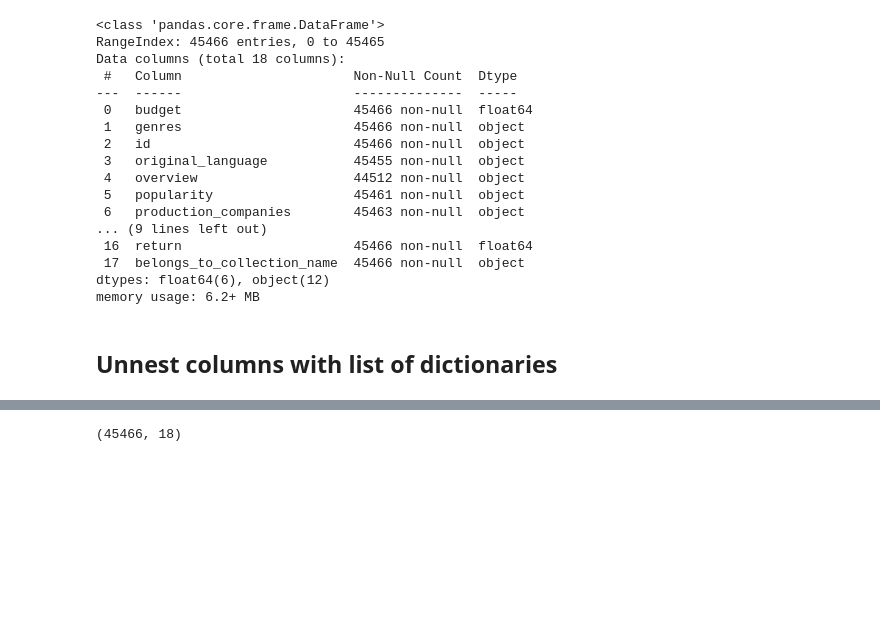
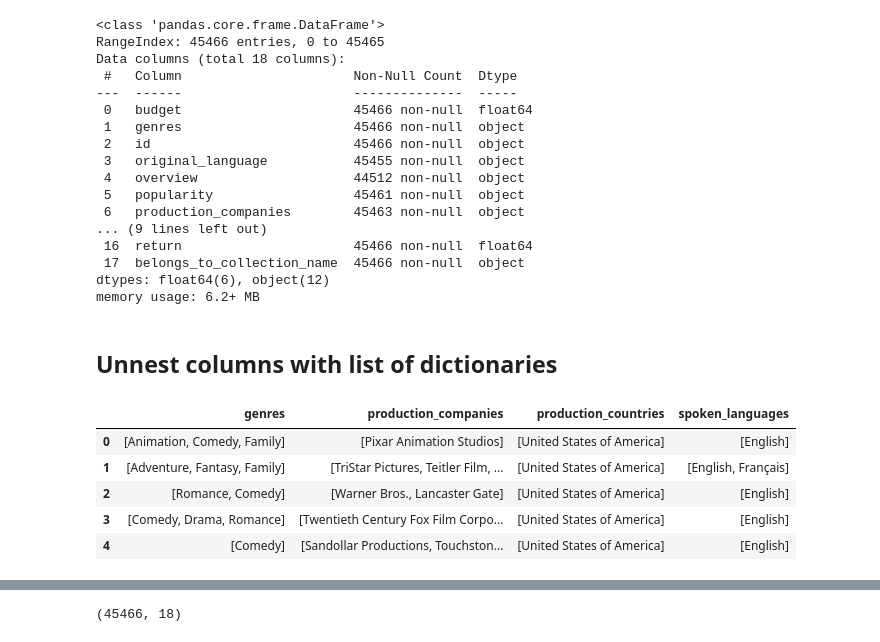
Before and after one commit to fedepacher/RecomendationML, a Jupyter notebook: etl.ipynb, the cells around one changed output, grey strips where cells are left out. Drawn from its saved outputs; the diff is of its cells as text; code cells hidden in the pictures; blank space fills up the shorter version.

```diff
--- a/etl.ipynb
+++ b/etl.ipynb
@@ -103,12 +122,12 @@ memory usage: 6.2+ MB
 # %%
 def str_to_dict(value):
-    """Convert string to dictionary
+    """Convert string to dictionary.
 
     Args:
-        value (str): String valu to be converted to dictionary
+        value (str): String valu to be converted to dictionary.
 
     Returns:
-        None : Return None if NaN value is present
+        None : Return None if NaN value is present.
     """
     if pd.isna(value):
         return None
@@ -177,29 +219,13 @@ dtypes: float64(6), object(12)
 memory usage: 6.2+ MB
 # %% [markdown]
 ## Unnest columns with list of dictionaries
-# %%
-columns = ['genres', 'production_companies', 'production_countries', 'spoken_languages']
-
-for column in columns:
-    df_movies[column] = df_movies[column].apply(str_to_dict)
-    df_nested = pd.json_normalize(df_movies[column]).fillna('')
-    nested_columns = df_nested.columns
-    df_nested_1 = pd.DataFrame()
-    for nested_column in nested_columns:
-        df_aux = pd.json_normalize(df_nested[nested_column]).fillna('')
-        if 'production_countries' in column:
-            df_aux.rename(columns={'iso_3166_1': 'id'}, inplace=True)
-        if 'spoken_languages' in column:
-            df_aux.rename(columns={'iso_639_1': 'id'}, inplace=True)
-        df_aux.drop(columns='id', axis=1, inplace=True)
-        new_columns_names = {col : f'{column}_{nested_column}_{col}' for col in df_aux.columns}
-        df_aux.rename(columns=new_columns_names, inplace=True)
-        df_nested_1 = pd.concat([df_nested_1, df_aux], axis=1)
-
-    # convert columns to a list of columns
-    column_name = f'{column}_name'
-    column_name_list = df_nested_1.columns.to_list()
-    df_nested_1[column_name] = df_nested_1.values.tolist()
-    df_nested_1.drop(columns=column_name_list, axis=1, inplace=True)
-    df_movies = pd.concat([df_movies, df_nested_1], axis=1)
-    df_movies.drop(columns=column, inplace=True)
+# %%
+columns = ['genres', 'production_companies', 'production_countries', 'spoken_languages']
+key = 'name'
+df = pd.DataFrame()
+for _, column in enumerate(columns):
+    elements_list = []
+    elements_list = get_list(str_to_list, dataframe=df_movies, column=column, key_name=key)
+
+    df_aux = pd.DataFrame({column: elements_list})
+    df = pd.concat([df, df_aux], axis=1)
@@ -205,0 +234,9 @@ for column in columns:
+# %%
+df.head()
+# %% [output]
+|  | genres | production_companies | production_countries | spoken_languages |
+| 0 | [Animation, Comedy, Family] | [Pixar Animation Studios] | [United States of America] | [English] |
+| 1 | [Adventure, Fantasy, Family] | [TriStar Pictures, Teitler Film, ... | [United States of America] | [English, Français] |
+| 2 | [Romance, Comedy] | [Warner Bros., Lancaster Gate] | [United States of America] | [English] |
+| 3 | [Comedy, Drama, Romance] | [Twentieth Century Fox Film Corpo... | [United States of America] | [English] |
+| 4 | [Comedy] | [Sandollar Productions, Touchston... | [United States of America] | [English] |
```
Also changed, not shown: parts of 14 cells of this notebook.
